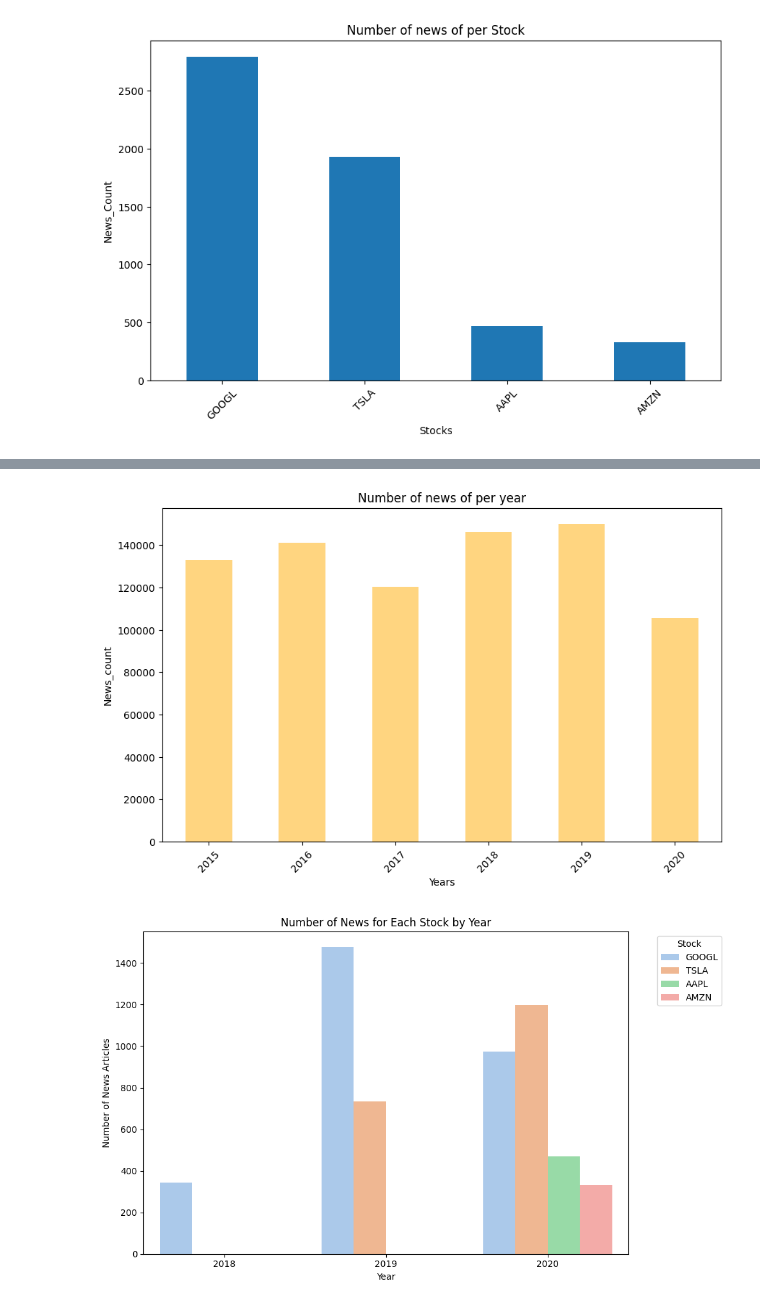
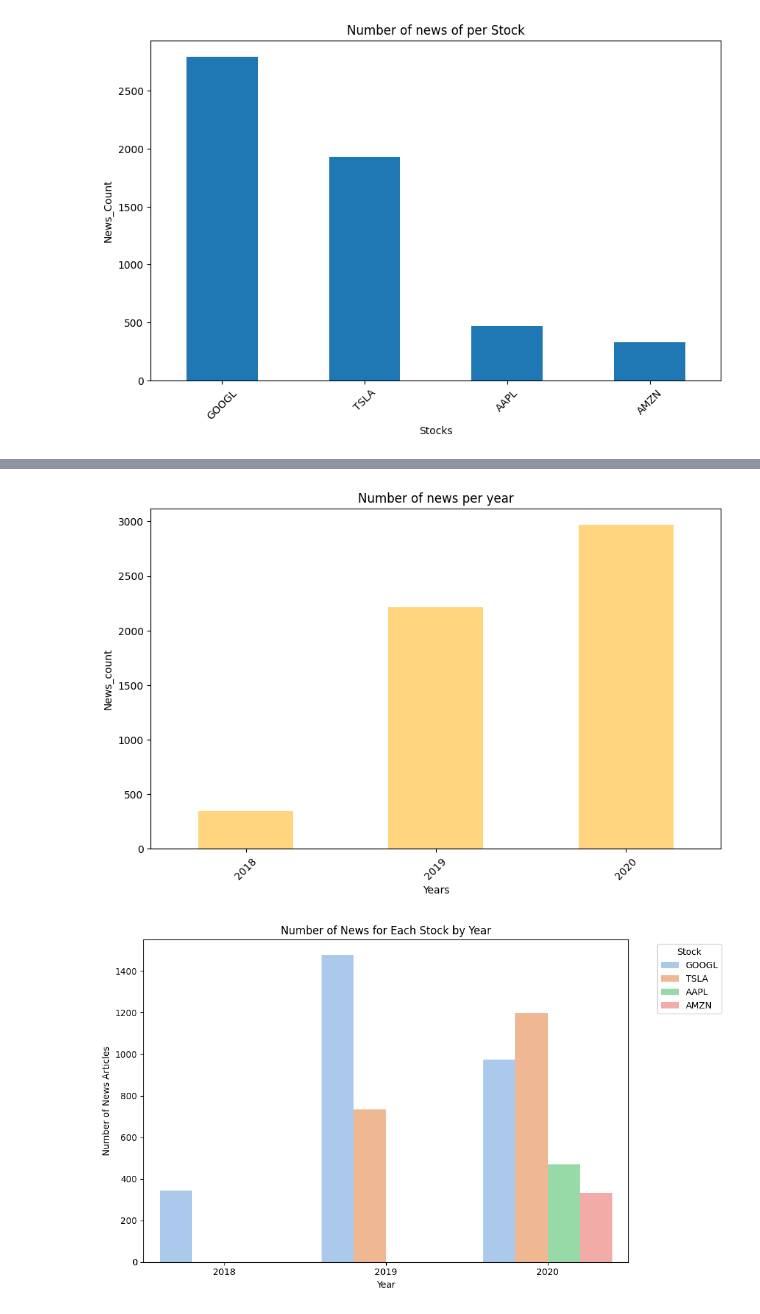
Before and after one commit to sohamthirty/Stock-Price-Prediction-with-Sentiment-Analysis, a Jupyter notebook: Financial_news.ipynb, the cells around one changed output, grey strips where cells are left out. Drawn from its saved outputs; the diff is of its cells as text; code cells hidden in the pictures.

```diff
--- a/Financial_news.ipynb
+++ b/Financial_news.ipynb
@@ -159,0 +124,37 @@ dtype: int64
+# %%
+# Extract features from the date column
+filtered_analytics['day_of_week'] = pd.DatetimeIndex(filtered_analytics['date']).day  # Extract day of the week
+filtered_analytics['month'] = pd.DatetimeIndex(filtered_analytics['date']).month    # Extract month
+filtered_analytics['year'] = pd.DatetimeIndex(filtered_analytics['date']).year
+
+# Analyze the distribution of news headlines based on day of the week and month
+plt.figure(figsize=(12, 6))
+plt.subplot(2, 1, 1)
+sns.countplot(x='day_of_week', data=filtered_analytics)
+plt.title('Distribution of News Headlines by Day of the Week')
+
+plt.subplot(2, 1, 2)
+sns.countplot(x='month', data=filtered_analytics)
+plt.title('Distribution of News Headlines by Month')
+plt.xticks(rotation=45)
+plt.tight_layout()
+plt.show()
+
+
+# # plt.subplot(2, 1, 3)
+# sns.countplot(x='year', data=df_analytics)
+# plt.title('Distribution of News Headlines by Year')
+# plt.xticks(rotation=45)
+# plt.tight_layout()
+# plt.show()
+# yearly_counts = df_analytics.groupby('year').size()
+# plt.figure(figsize=(10, 6))
+# yearly_counts.plot(kind='bar',color='#FFD580')
+# plt.xlabel('Years')
+# plt.ylabel('News_count')
+# plt.title('Number of news of per year')
+# plt.xticks(rotation=45)
+# plt.show()
+
+#, order=df_analytics['day_of_week'].value_counts().index
+#, order=df_analytics['month'].value_counts().index
@@ -160,15 +163,15 @@ dtype: int64
 # %%
-df_analytics['year'] = pd.DatetimeIndex(df_analytics['date']).year
-yearly_counts = df_analytics.groupby('year').size()
+filtered_analytics['year'] = pd.DatetimeIndex(filtered_analytics['date']).year
+yearly_counts = filtered_analytics.groupby('year').size()
 plt.figure(figsize=(10, 6))
 yearly_counts.plot(kind='bar',color='#FFD580')
 plt.xlabel('Years')
 plt.ylabel('News_count')
-plt.title('Number of news of per year')
+plt.title('Number of news per year')
 plt.xticks(rotation=45)
 plt.show()
 # %% [output]
-[figure, old version]
+[figure, new version]
 # %%
 yearly_stock_counts = filtered_analytics.groupby(['year', 'stock']).size().reset_index(name='count')
 colors = sns.color_palette("pastel")
```
Also changed, not shown: parts of 46 cells of this notebook.
